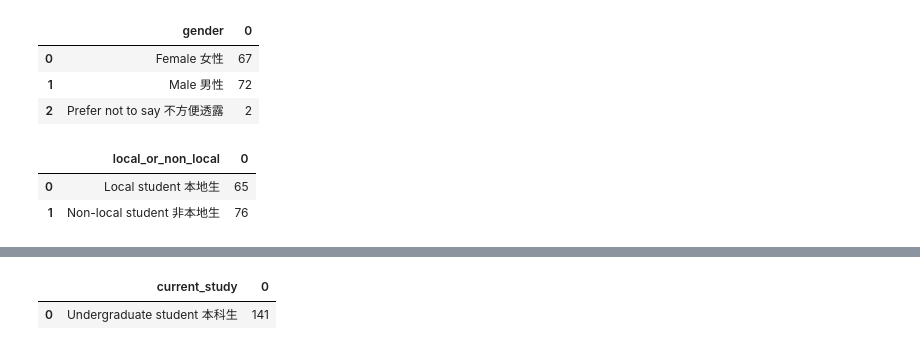
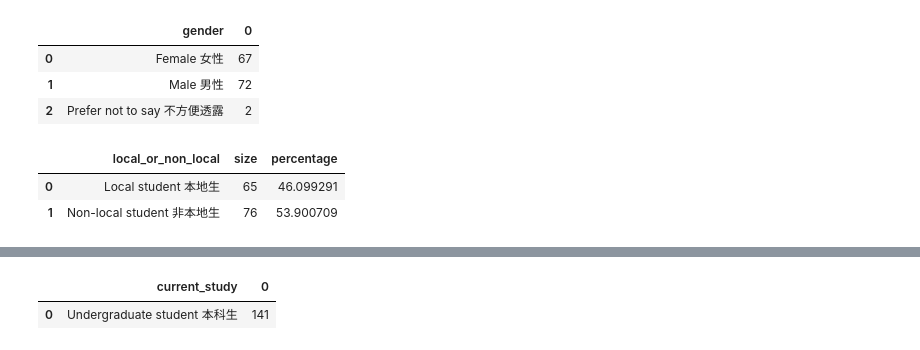
Before and after one commit to nicktanryo/gecc-fyp, a Jupyter notebook: analysis.ipynb, the cells around one changed output, grey strips where cells are left out. Drawn from its saved outputs; the diff is of its cells as text; code cells hidden in the pictures.

```diff
--- a/analysis.ipynb
+++ b/analysis.ipynb
@@ -86,12 +86,15 @@ df.groupby("gender").size().reset_index()
 | 0 | Female 女性 | 67 |
 | 1 | Male 男性 | 72 |
 | 2 | Prefer not to say 不方便透露 | 2 |
-# %%
-df.groupby("local_or_non_local").size().reset_index()
-# %% [output]
-|  | local_or_non_local | 0 |
-| 0 | Local student 本地生 | 65 |
-| 1 | Non-local student 非本地生 | 76 |
+# %%
+df_groupby_local_nonlocal = df.groupby("local_or_non_local").size().reset_index()
+df_groupby_local_nonlocal.columns = ["local_or_non_local", "size"]
+df_groupby_local_nonlocal["percentage"] = df_groupby_local_nonlocal["size"] / df_groupby_local_nonlocal["size"].sum() * 100
+df_groupby_local_nonlocal
+# %% [output]
+|  | local_or_non_local | size | percentage |
+| 0 | Local student 本地生 | 65 | 46.099291 |
+| 1 | Non-local student 非本地生 | 76 | 53.900709 |
 # %%
 data_groupby_countries = df.groupby("nationality").size().reset_index()
 data_groupby_countries.columns = ["country", "size"]
```
Also changed, not shown: parts of 7 cells of this notebook.
